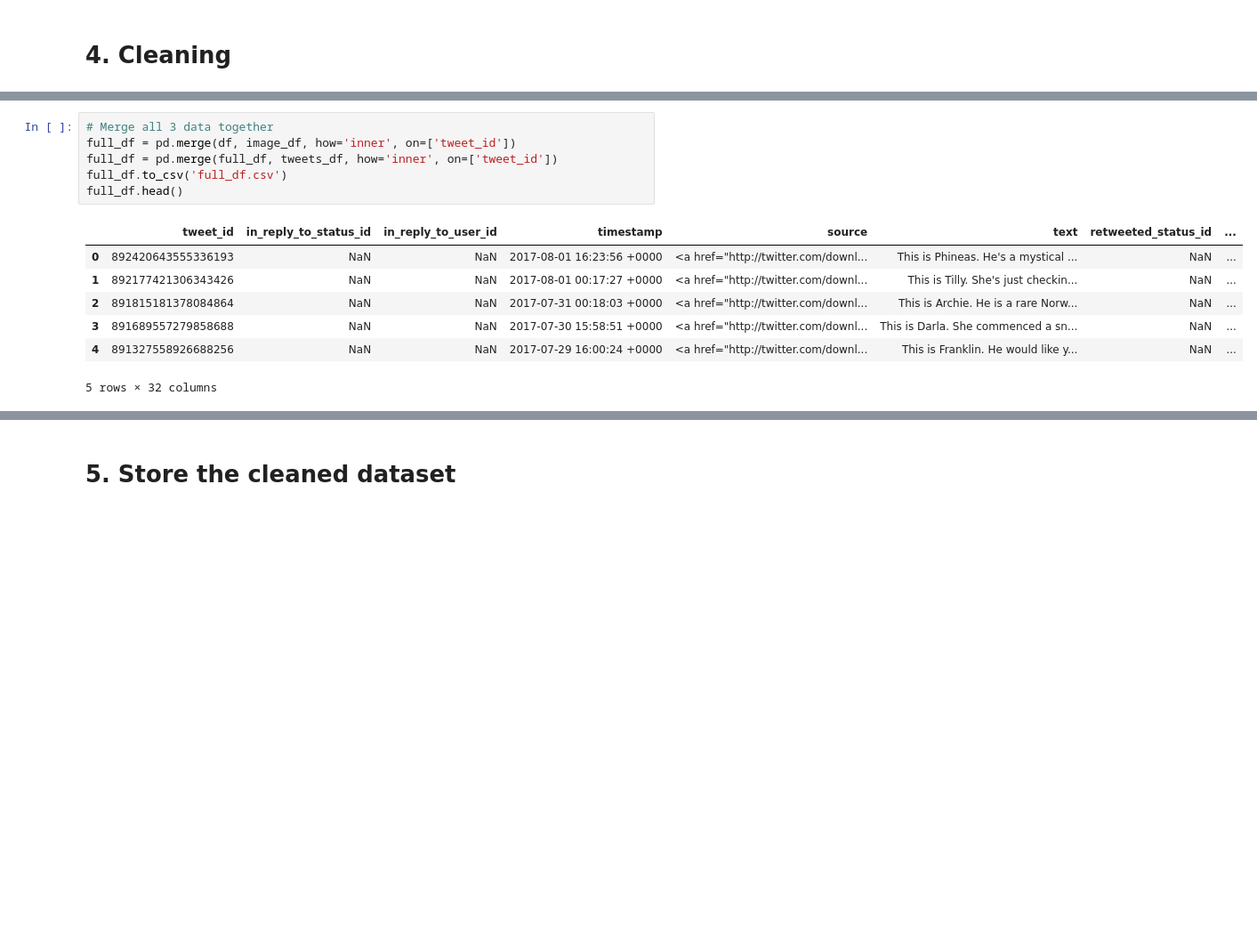
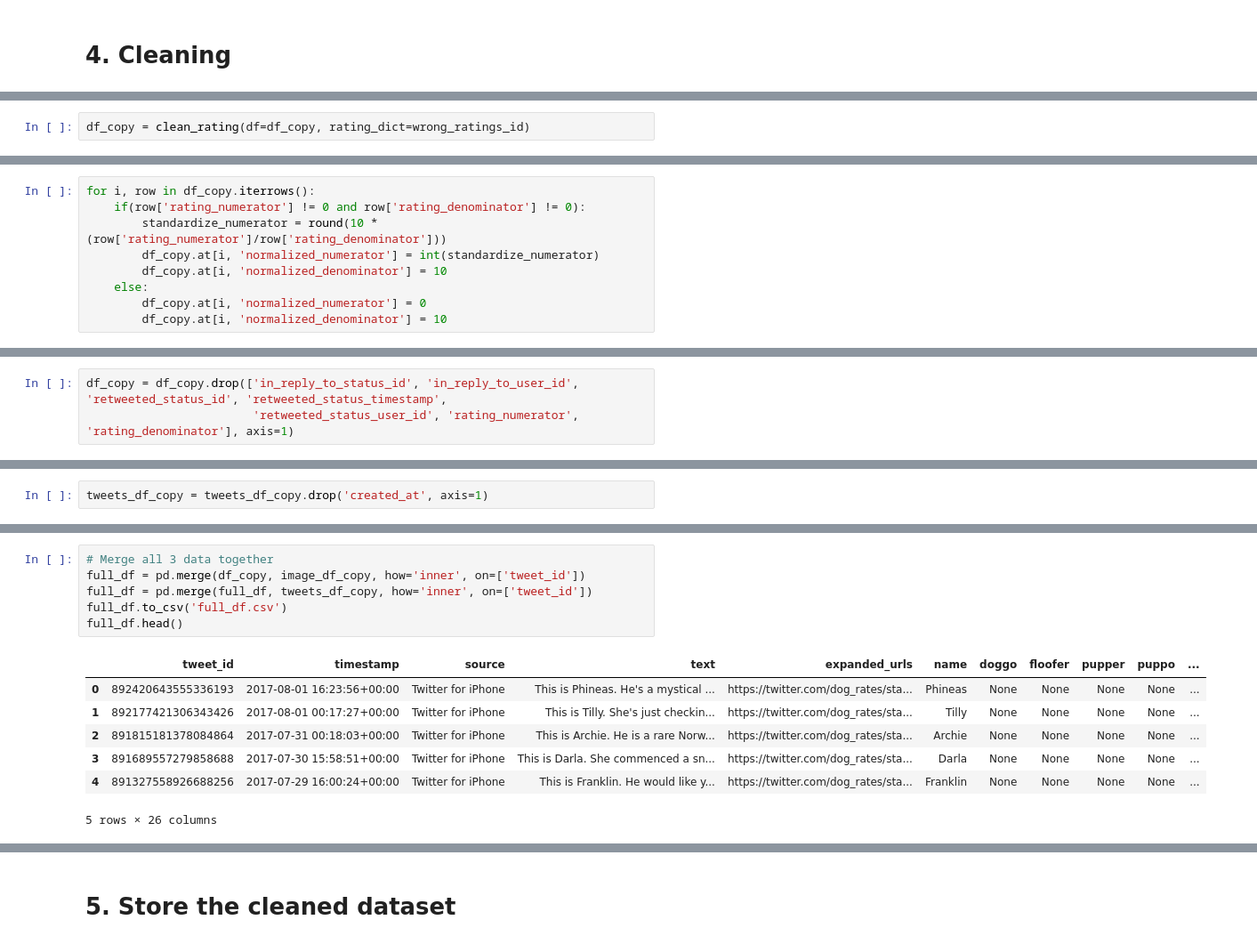
Before and after one commit to Manny-97/Udacity-Data-Analyst, a Jupyter notebook: data wrangle/wrangle_act.ipynb, the cells around one changed output, grey strips where cells are left out. Shown at 89% size. Saved outputs shown, nothing was run; the diff lists cells and outputs as text; blank space fills up the shorter version.

```diff
--- a/data wrangle/wrangle_act.ipynb
+++ b/data wrangle/wrangle_act.ipynb
@@ -499,0 +928,2 @@ joining all tables
+# %%
+df_copy = clean_rating(df=df_copy, rating_dict=wrong_ratings_id)
@@ -499,0 +944,9 @@ joining all tables
+# %%
+for i, row in df_copy.iterrows():
+    if(row['rating_numerator'] != 0 and row['rating_denominator'] != 0):
+        standardize_numerator = round(10 * (row['rating_numerator']/row['rating_denominator']))
+        df_copy.at[i, 'normalized_numerator'] = int(standardize_numerator)
+        df_copy.at[i, 'normalized_denominator'] = 10
+    else:
+        df_copy.at[i, 'normalized_numerator'] = 0
+        df_copy.at[i, 'normalized_denominator'] = 10
@@ -499,0 +988,3 @@ joining all tables
+# %%
+df_copy = df_copy.drop(['in_reply_to_status_id', 'in_reply_to_user_id', 'retweeted_status_id', 'retweeted_status_timestamp',
+                        'retweeted_status_user_id', 'rating_numerator', 'rating_denominator'], axis=1)
@@ -499,0 +1037,2 @@ joining all tables
+# %%
+tweets_df_copy = tweets_df_copy.drop('created_at', axis=1)
@@ -500,17 +1059,17 @@ joining all tables
 # %%
 # Merge all 3 data together
-full_df = pd.merge(df, image_df, how='inner', on=['tweet_id'])
-full_df = pd.merge(full_df, tweets_df, how='inner', on=['tweet_id'])
+full_df = pd.merge(df_copy, image_df_copy, how='inner', on=['tweet_id'])
+full_df = pd.merge(full_df, tweets_df_copy, how='inner', on=['tweet_id'])
 full_df.to_csv('full_df.csv')
 full_df.head()
 # %% [output]
-|  | tweet_id | in_reply_to_status_id | in_reply_to_user_id | timestamp | source | text | retweeted_status_id | ... |
-| 0 | 892420643555336193 | NaN | NaN | 2017-08-01 16:23:56 +0000 | <a href="http://twitter.com/downl... | This is Phineas. He's a mystical ... | NaN | ... |
-| 1 | 892177421306343426 | NaN | NaN | 2017-08-01 00:17:27 +0000 | <a href="http://twitter.com/downl... | This is Tilly. She's just checkin... | NaN | ... |
-| 2 | 891815181378084864 | NaN | NaN | 2017-07-31 00:18:03 +0000 | <a href="http://twitter.com/downl... | This is Archie. He is a rare Norw... | NaN | ... |
-| 3 | 891689557279858688 | NaN | NaN | 2017-07-30 15:58:51 +0000 | <a href="http://twitter.com/downl... | This is Darla. She commenced a sn... | NaN | ... |
-| 4 | 891327558926688256 | NaN | NaN | 2017-07-29 16:00:24 +0000 | <a href="http://twitter.com/downl... | This is Franklin. He would like y... | NaN | ... |
+|  | tweet_id | timestamp | source | text | expanded_urls | name | doggo | floofer | pupper | puppo | ... |
+| 0 | 892420643555336193 | 2017-08-01 16:23:56+00:00 | Twitter for iPhone | This is Phineas. He's a mystical ... | https://twitter.com/dog_rates/sta... | Phineas | None | None | None | None | ... |
+| 1 | 892177421306343426 | 2017-08-01 00:17:27+00:00 | Twitter for iPhone | This is Tilly. She's just checkin... | https://twitter.com/dog_rates/sta... | Tilly | None | None | None | None | ... |
+| 2 | 891815181378084864 | 2017-07-31 00:18:03+00:00 | Twitter for iPhone | This is Archie. He is a rare Norw... | https://twitter.com/dog_rates/sta... | Archie | None | None | None | None | ... |
+| 3 | 891689557279858688 | 2017-07-30 15:58:51+00:00 | Twitter for iPhone | This is Darla. She commenced a sn... | https://twitter.com/dog_rates/sta... | Darla | None | None | None | None | ... |
+| 4 | 891327558926688256 | 2017-07-29 16:00:24+00:00 | Twitter for iPhone | This is Franklin. He would like y... | https://twitter.com/dog_rates/sta... | Franklin | None | None | None | None | ... |
-5 rows × 32 columns
+5 rows × 26 columns
 # %%
 full_df.info()
 # %% [output]
```
Also changed, not shown: parts of 133 cells of this notebook.
